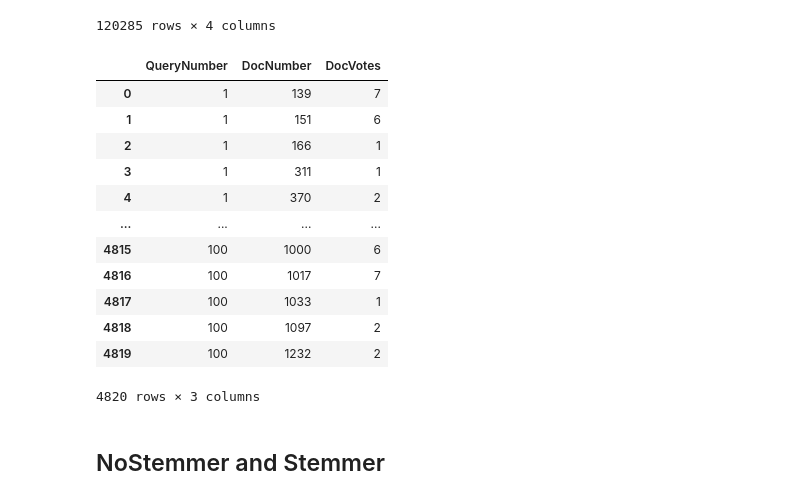
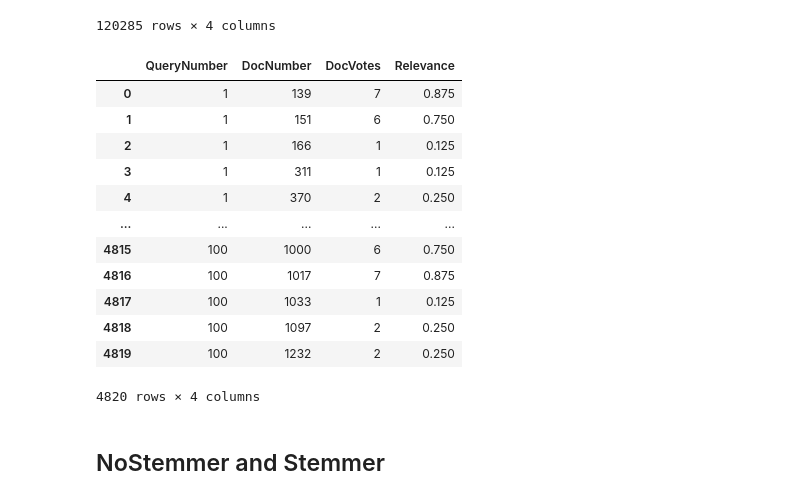
Before and after one commit to PedroSiqueira1/BuscaMineracaoDeTexto, a Jupyter notebook: notebook/avaliacao.ipynb, the cells around one changed output. Drawn from its saved outputs; the diff is of its cells as text; code cells hidden in the pictures.

```diff
--- a/notebook/avaliacao.ipynb
+++ b/notebook/avaliacao.ipynb
@@ -48,21 +56,22 @@ result_stemmer
 120285 rows × 4 columns
 # %%
 esperados = pd.read_csv('../resultados_sem_stemmer/esperados.csv', sep=';')
+esperados['Relevance'] = esperados['DocVotes']/8
 esperados
 # %% [output]
-|  | QueryNumber | DocNumber | DocVotes |
-| 0 | 1 | 139 | 7 |
-| 1 | 1 | 151 | 6 |
-| 2 | 1 | 166 | 1 |
-| 3 | 1 | 311 | 1 |
-| 4 | 1 | 370 | 2 |
-| ... | ... | ... | ... |
-| 4815 | 100 | 1000 | 6 |
-| 4816 | 100 | 1017 | 7 |
-| 4817 | 100 | 1033 | 1 |
-| 4818 | 100 | 1097 | 2 |
-| 4819 | 100 | 1232 | 2 |
+|  | QueryNumber | DocNumber | DocVotes | Relevance |
+| 0 | 1 | 139 | 7 | 0.875 |
+| 1 | 1 | 151 | 6 | 0.750 |
+| 2 | 1 | 166 | 1 | 0.125 |
+| 3 | 1 | 311 | 1 | 0.125 |
+| 4 | 1 | 370 | 2 | 0.250 |
+| ... | ... | ... | ... | ... |
+| 4815 | 100 | 1000 | 6 | 0.750 |
+| 4816 | 100 | 1017 | 7 | 0.875 |
+| 4817 | 100 | 1033 | 1 | 0.125 |
+| 4818 | 100 | 1097 | 2 | 0.250 |
+| 4819 | 100 | 1232 | 2 | 0.250 |
-4820 rows × 3 columns
+4820 rows × 4 columns
 # %% [markdown]
 ## NoStemmer and Stemmer
 # %%
```
Also changed, not shown: parts of 7 cells of this notebook.
